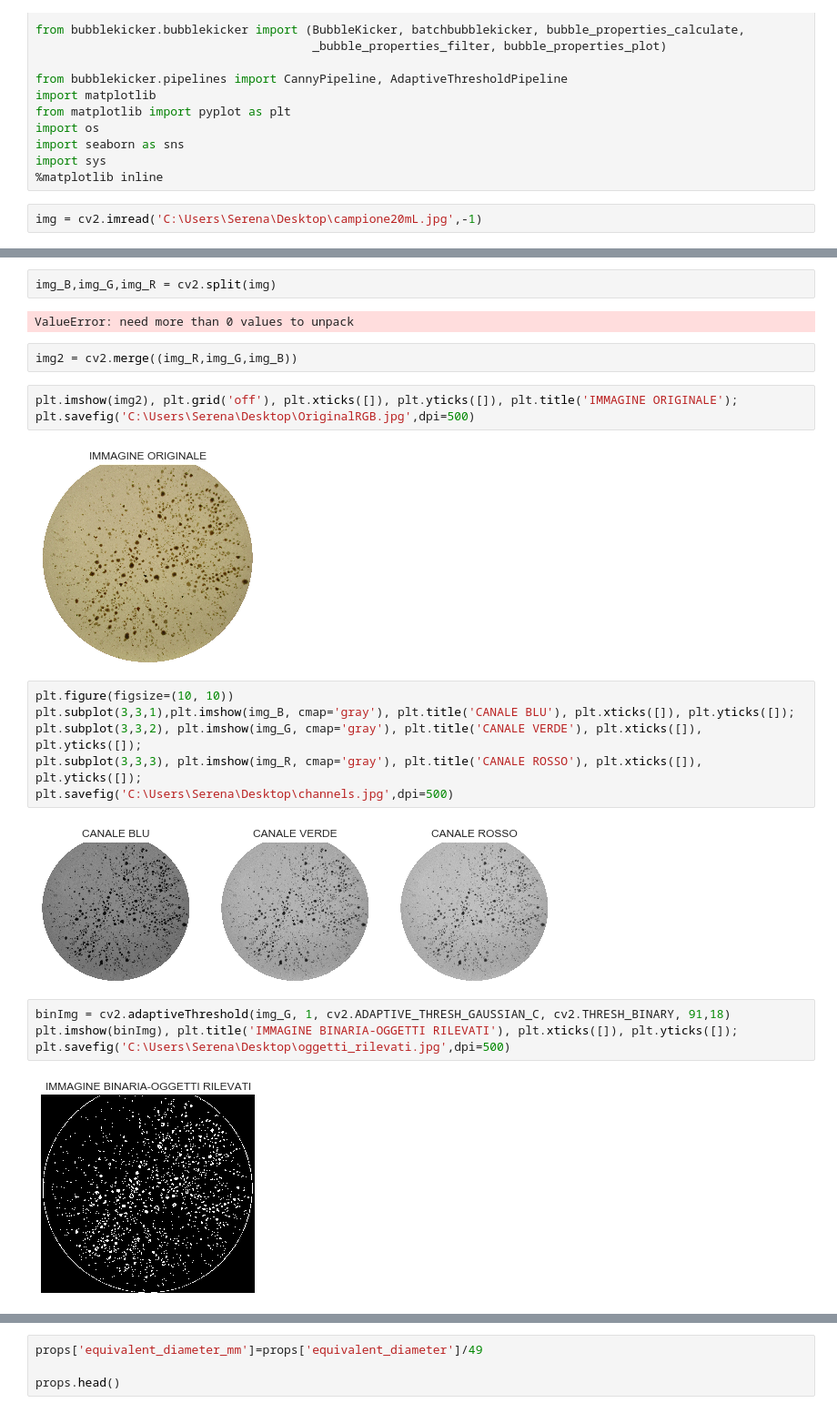
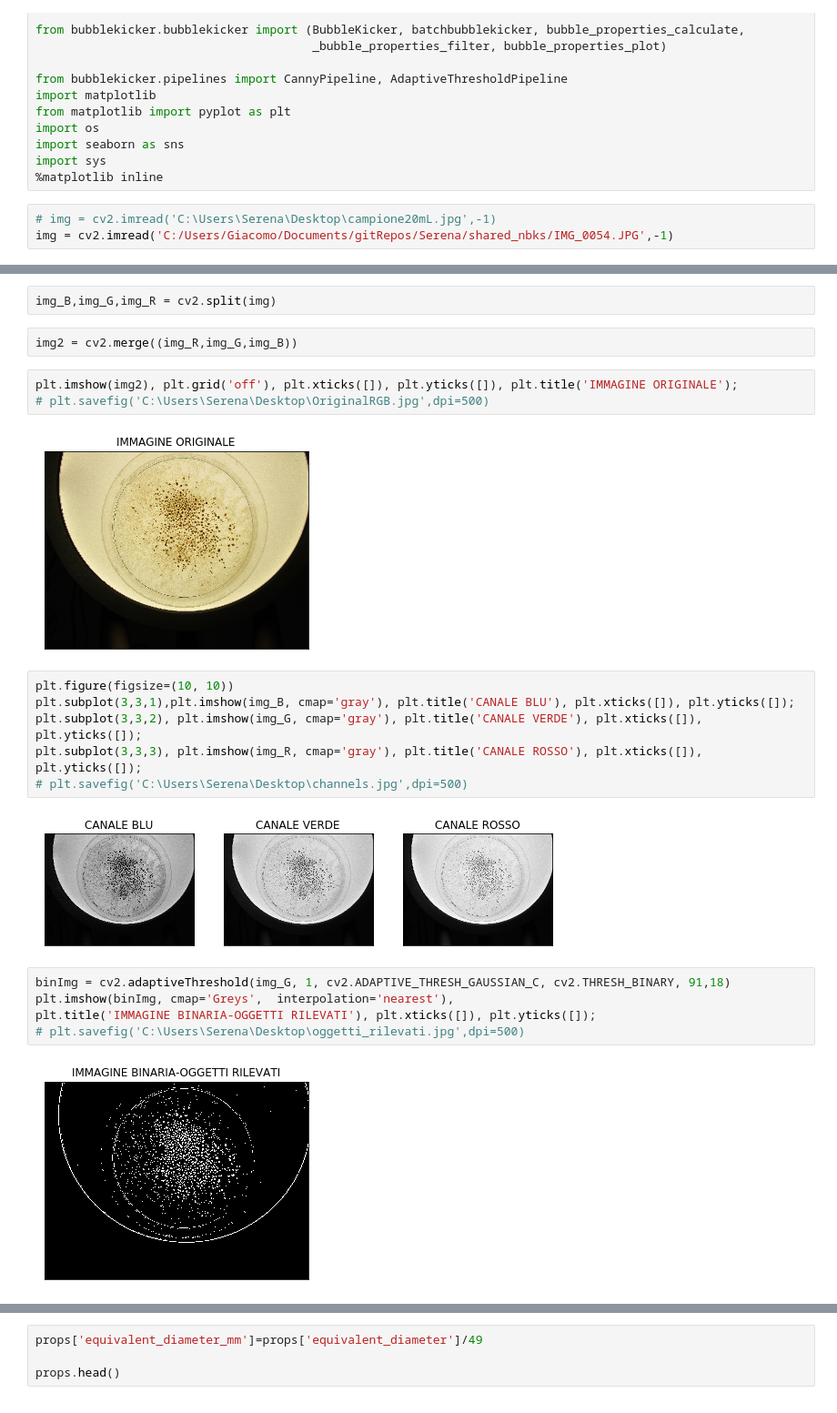
Before and after one commit to serenafalcioni/shared_nbks, a Jupyter notebook: trovagranuli.ipynb, the cells around one changed output, grey strips where cells are left out. Shown at 91% size. Saved outputs shown, nothing was run; the diff lists cells and outputs as text.

Commit message:
b&w images, cleanup, trying to get labels from hist

```diff
--- a/trovagranuli.ipynb
+++ b/trovagranuli.ipynb
@@ -15,4 +15,5 @@ import seaborn as sns
 import sys
 %matplotlib inline
 # %%
-img = cv2.imread('C:\Users\Serena\Desktop\campione20mL.jpg',-1)
+# img = cv2.imread('C:\Users\Serena\Desktop\campione20mL.jpg',-1)
+img = cv2.imread('C:/Users/Giacomo/Documents/gitRepos/Serena/shared_nbks/IMG_0054.JPG',-1)
@@ -21,28 +20,27 @@ img
 # %%
 img_B,img_G,img_R = cv2.split(img)
-# %% [output]
-ValueError: need more than 0 values to unpack
 # %%
 img2 = cv2.merge((img_R,img_G,img_B))
 # %%
 plt.imshow(img2), plt.grid('off'), plt.xticks([]), plt.yticks([]), plt.title('IMMAGINE ORIGINALE');
-plt.savefig('C:\Users\Serena\Desktop\OriginalRGB.jpg',dpi=500)
+# plt.savefig('C:\Users\Serena\Desktop\OriginalRGB.jpg',dpi=500)
 # %% [output]
-[figure, old version]
+[figure, new version]
 # %%
 plt.figure(figsize=(10, 10))
 plt.subplot(3,3,1),plt.imshow(img_B, cmap='gray'), plt.title('CANALE BLU'), plt.xticks([]), plt.yticks([]);
 plt.subplot(3,3,2), plt.imshow(img_G, cmap='gray'), plt.title('CANALE VERDE'), plt.xticks([]), plt.yticks([]);
 plt.subplot(3,3,3), plt.imshow(img_R, cmap='gray'), plt.title('CANALE ROSSO'), plt.xticks([]), plt.yticks([]);
-plt.savefig('C:\Users\Serena\Desktop\channels.jpg',dpi=500)
+# plt.savefig('C:\Users\Serena\Desktop\channels.jpg',dpi=500)
 # %% [output]
-[figure, old version]
+[figure, new version]
 # %%
 binImg = cv2.adaptiveThreshold(img_G, 1, cv2.ADAPTIVE_THRESH_GAUSSIAN_C, cv2.THRESH_BINARY, 91,18)
-plt.imshow(binImg), plt.title('IMMAGINE BINARIA-OGGETTI RILEVATI'), plt.xticks([]), plt.yticks([]);
-plt.savefig('C:\Users\Serena\Desktop\oggetti_rilevati.jpg',dpi=500)
+plt.imshow(binImg, cmap='Greys',  interpolation='nearest'),
+plt.title('IMMAGINE BINARIA-OGGETTI RILEVATI'), plt.xticks([]), plt.yticks([]);
+# plt.savefig('C:\Users\Serena\Desktop\oggetti_rilevati.jpg',dpi=500)
 # %% [output]
-[figure, old version]
+[figure, new version]
 # %%
 dst_inv = cv2.bitwise_not(binImg)
 img_clb = clear_border(dst_inv, buffer_size=5, bgval=1)
```
Also changed, not shown: parts of 5 cells of this notebook, 1 other file.
